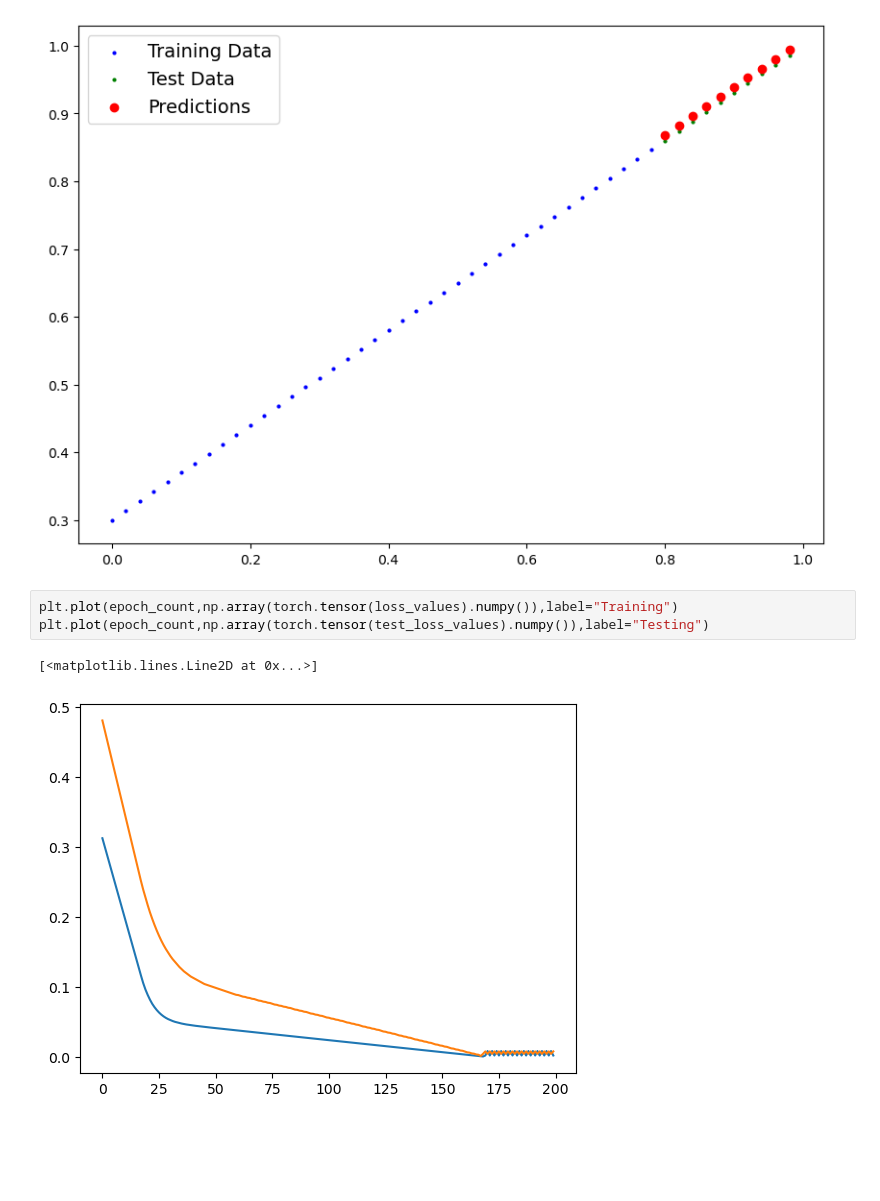
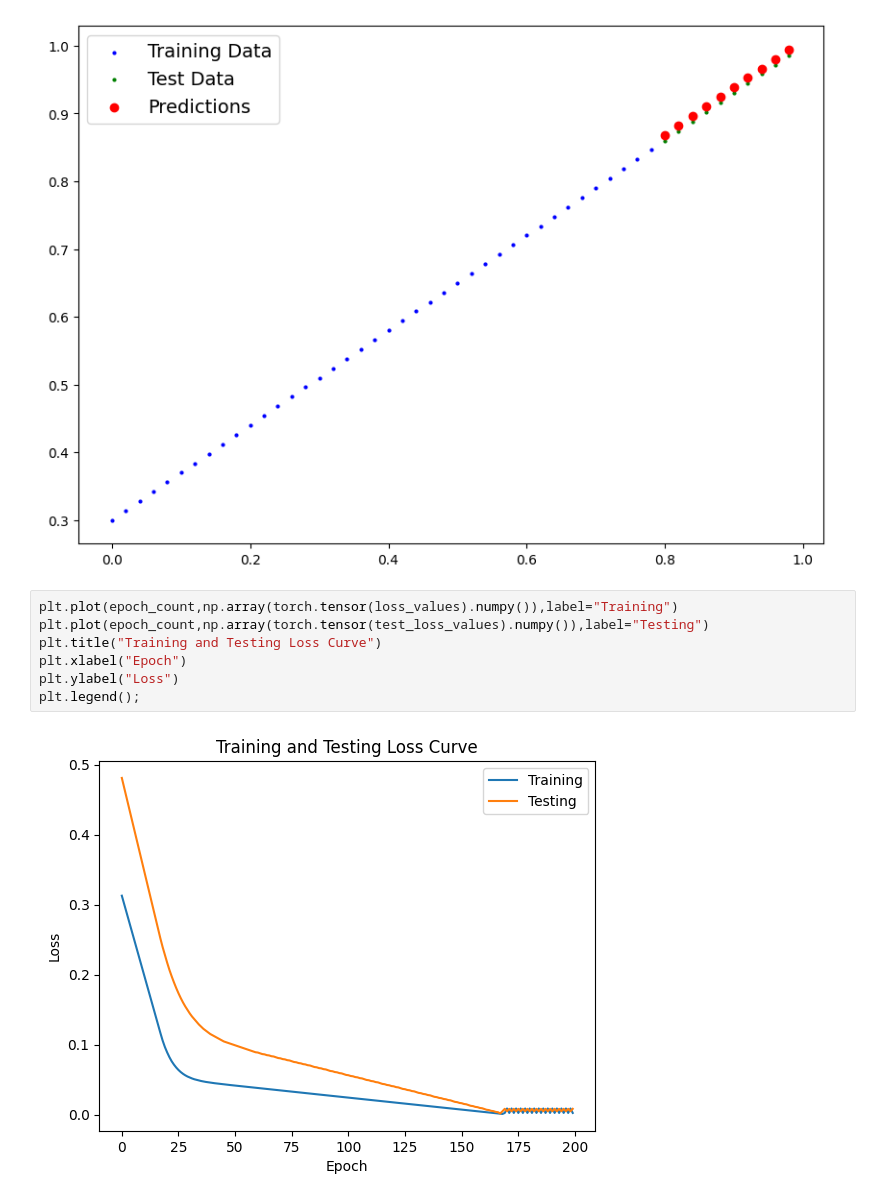
Before and after one commit to sanghaarsha/AI_LAB, a Jupyter notebook: lab-3.ipynb, the cells around one changed output. Drawn from its saved outputs; the diff is of its cells as text; blank space fills up the shorter version.

```diff
--- a/lab-3.ipynb
+++ b/lab-3.ipynb
@@ -246,6 +245,9 @@ plot_data(predictions = y_pred)
 # %%
 plt.plot(epoch_count,np.array(torch.tensor(loss_values).numpy()),label="Training")
 plt.plot(epoch_count,np.array(torch.tensor(test_loss_values).numpy()),label="Testing")
+plt.title("Training and Testing Loss Curve")
+plt.xlabel("Epoch")
+plt.ylabel("Loss")
+plt.legend();
 # %% [output]
-[<matplotlib.lines.Line2D at 0x...>]
-[figure, old version]
+[figure, new version]
```
Also changed, not shown: parts of 3 cells of this notebook.
